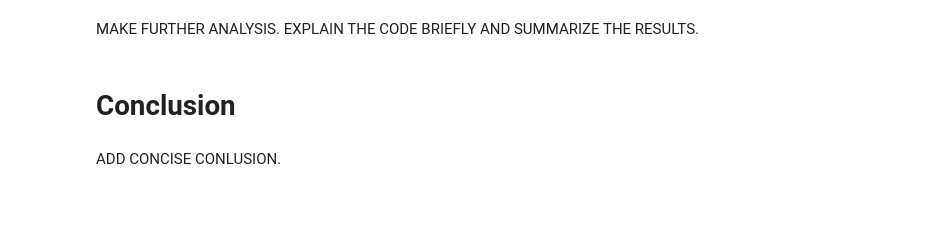
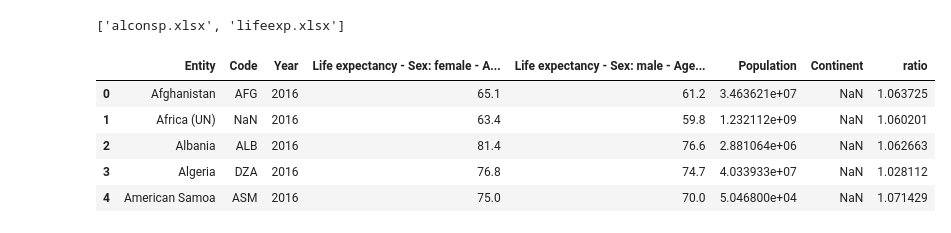
Before and after one commit to NumEconCopenhagen/projects-2023-hello-world-1, a Jupyter notebook: dataproject/dataproject.ipynb, the cells around one changed output. Drawn from its saved outputs; the diff is of its cells as text; code cells hidden in the pictures; blank space fills up the shorter version.

```diff
--- a/dataproject/dataproject.ipynb
+++ b/dataproject/dataproject.ipynb
@@ -68,6 +0,0 @@ To get a quick overview of the data, we show some **summary statistics** on a me
-# %% [markdown]
-MAKE FURTHER ANALYSIS. EXPLAIN THE CODE BRIEFLY AND SUMMARIZE THE RESULTS.
-# %% [markdown]
-# Conclusion
-# %% [markdown]
-ADD CONCISE CONLUSION.
@@ -73,0 +8,26 @@ ADD CONCISE CONLUSION.
+# %%
+import os
+
+# Using assert to check that paths exist on computer.
+assert os.path.isdir('data/')
+assert os.path.isfile('data/lifeexp.xlsx')
+assert os.path.isfile('data/alconsp.xlsx')
+
+# Print everything in data
+os.listdir('data/')
+# %% [output]
+['alconsp.xlsx', 'lifeexp.xlsx']
+# %%
+# Creating and renaming columns in dataset in a dictionary
+
+
+# Reading in Excelfile from our world in data
+lifeexp = pd.read_excel('data/lifeexp.xlsx')
+(lifeexp).head(5)
+# %% [output]
+|  | Entity | Code | Year | Life expectancy - Sex: female - A... | Life expectancy - Sex: male - Age... | Population | Continent | ratio |
+| 0 | Afghanistan | AFG | 2016 | 65.1 | 61.2 | 3.463621e+07 | NaN | 1.063725 |
+| 1 | Africa (UN) | NaN | 2016 | 63.4 | 59.8 | 1.232112e+09 | NaN | 1.060201 |
+| 2 | Albania | ALB | 2016 | 81.4 | 76.6 | 2.881064e+06 | NaN | 1.062663 |
+| 3 | Algeria | DZA | 2016 | 76.8 | 74.7 | 4.033933e+07 | NaN | 1.028112 |
+| 4 | American Samoa | ASM | 2016 | 75.0 | 70.0 | 5.046800e+04 | NaN | 1.071429 |
```
Also changed, not shown: parts of 40 cells of this notebook.
